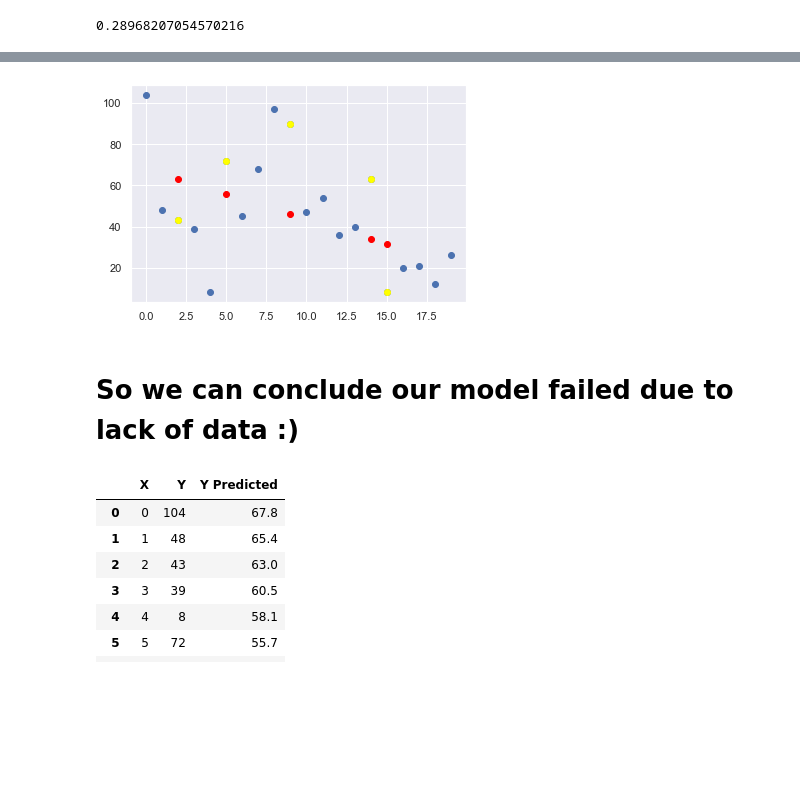
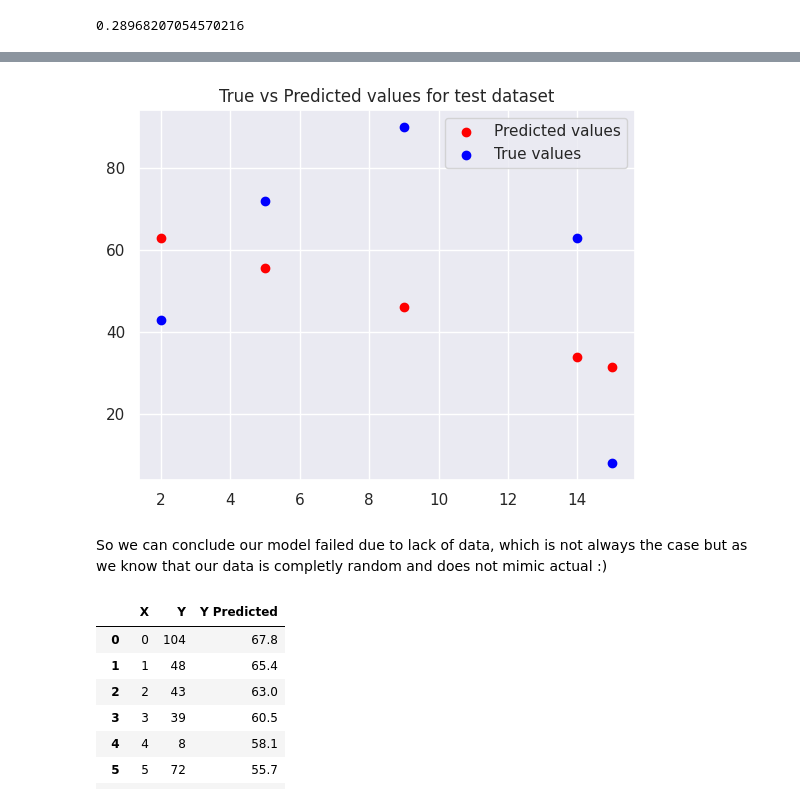
Before and after one commit to Atulsain7/Data-Science, a Jupyter notebook: Supervised_ML/Linear_Regression-fs-1.ipynb, the cells around one changed output, grey strips where cells are left out. Cells and saved outputs as stored; diff of their text form; code cells hidden in the pictures; blank space fills up the shorter version.

```diff
--- a/Supervised_ML/Linear_Regression-fs-1.ipynb
+++ b/Supervised_ML/Linear_Regression-fs-1.ipynb
@@ -44,8 +58,10 @@ model.score(x_test,y_test)
 Y=pd.DataFrame(y)
 # %%
-plt.scatter(x,y)
-plt.scatter(x_test,pre,color='red')
-plt.scatter(x_test,y_test,color='yellow')
+# Plot True vs Prediction results on test dataset
+plt.scatter(x_test,pre,color='red', label="Predicted values")
+plt.scatter(x_test,y_test,color='blue', label="True values")
+plt.legend()
+plt.title("True vs Predicted values for test dataset")
 plt.show()
 # %% [output]
-[figure, old version]
+[figure, new version]
@@ -54,2 +68,2 @@ y_pre=model.predict(x)
 # %% [markdown]
-# So we can conclude our model failed due to lack of data :)
+So we can conclude our model failed due to lack of data, which is not always the case but as we know that our data is completly random and does not mimic actual :)
```
Also changed, not shown: parts of 19 cells of this notebook, 6 other files.
